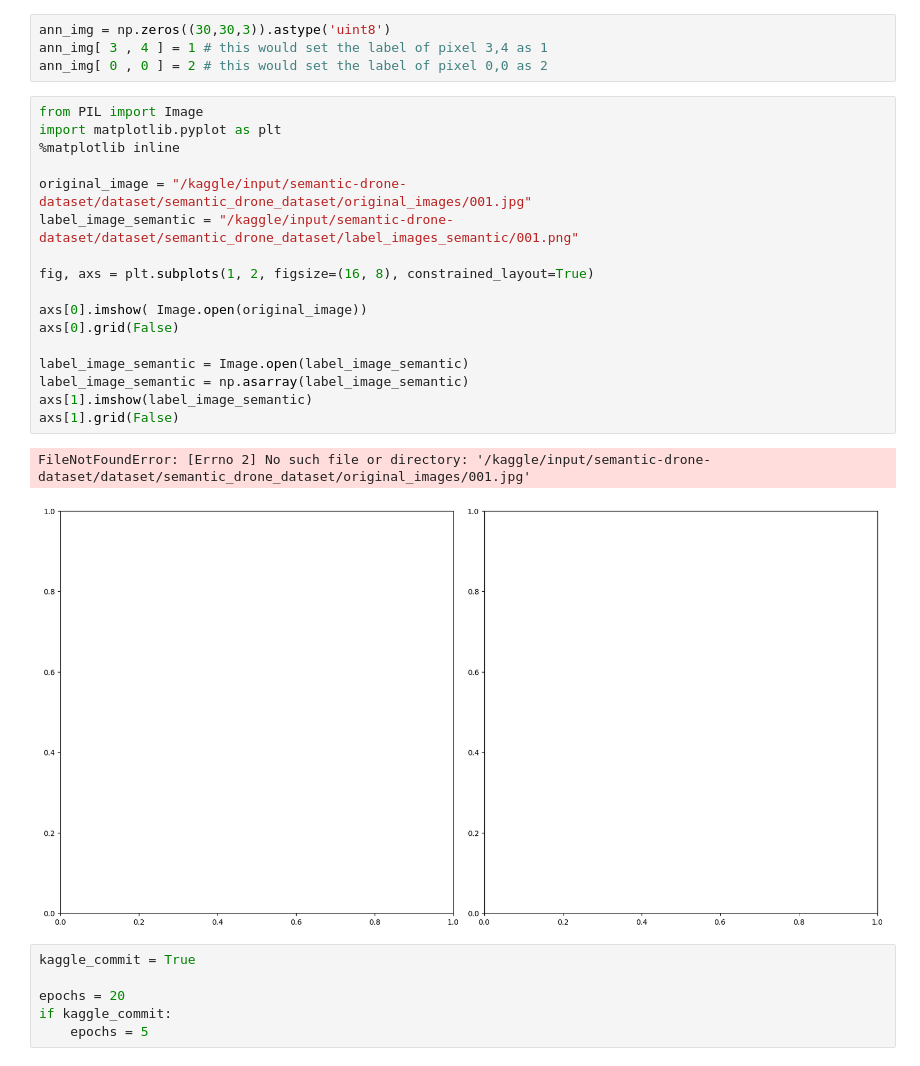
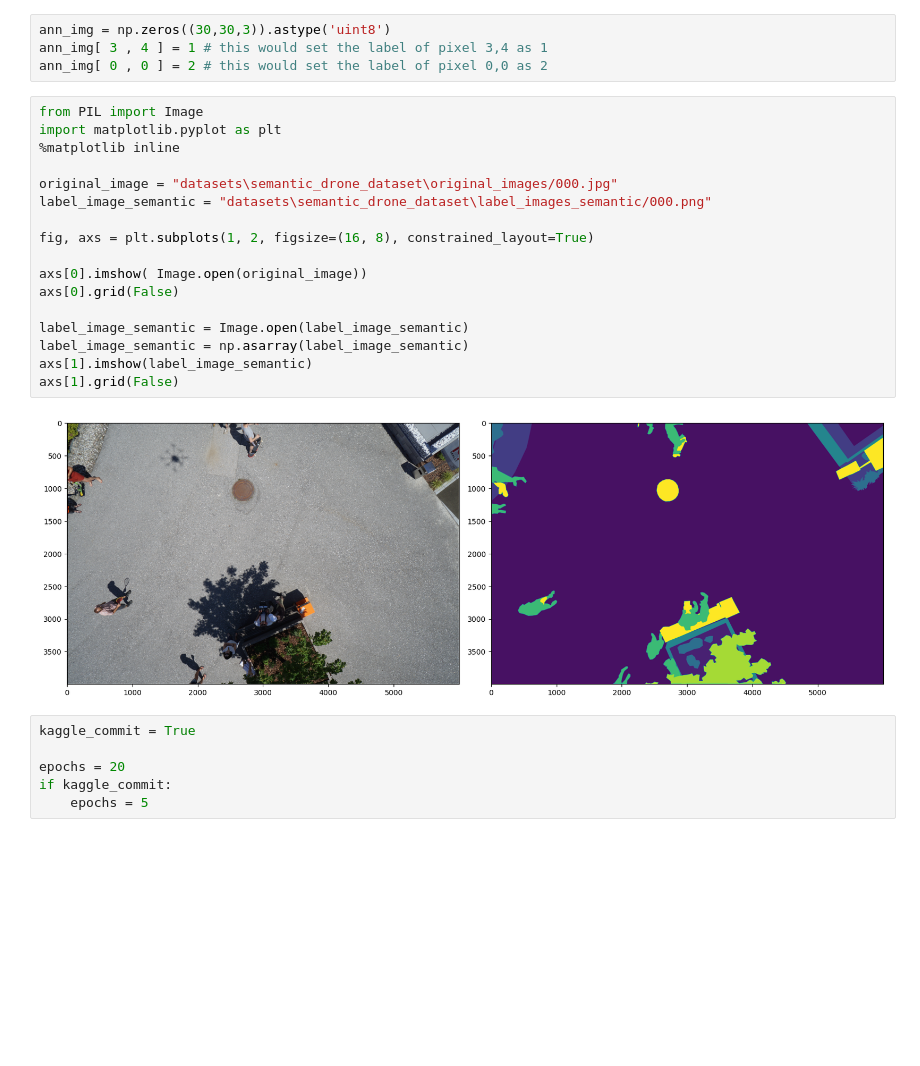
Before and after one commit to rileyfroehlich/DAAN570-Final-Project, a Jupyter notebook: semantic_segmentation.ipynb, the cells around one changed output. Drawn from its saved outputs; the diff is of its cells as text; blank space fills up the shorter version.

```diff
--- a/semantic_segmentation.ipynb
+++ b/semantic_segmentation.ipynb
@@ -12,23 +12,22 @@ ann_img[ 0 , 0 ] = 2 # this would set the label of pixel 0,0 as 2
 # %%
 from PIL import Image
 import matplotlib.pyplot as plt
 %matplotlib inline
 
-original_image = "/kaggle/input/semantic-drone-dataset/dataset/semantic_drone_dataset/original_images/001.jpg"
-label_image_semantic = "/kaggle/input/semantic-drone-dataset/dataset/semantic_drone_dataset/label_images_semantic/001.png"
+original_image = "datasets\semantic_drone_dataset\original_images/000.jpg"
+label_image_semantic = "datasets\semantic_drone_dataset\label_images_semantic/000.png"
 
 fig, axs = plt.subplots(1, 2, figsize=(16, 8), constrained_layout=True)
 
 axs[0].imshow( Image.open(original_image))
 axs[0].grid(False)
 
 label_image_semantic = Image.open(label_image_semantic)
 label_image_semantic = np.asarray(label_image_semantic)
 axs[1].imshow(label_image_semantic)
 axs[1].grid(False)
 # %% [output]
-FileNotFoundError: [Errno 2] No such file or directory: '/kaggle/input/semantic-drone-dataset/dataset/semantic_drone_dataset/original_images/001.jpg'
-[figure, old version]
+[figure, new version]
 # %%
 kaggle_commit = True
 
```
Also changed, not shown: parts of 3 cells of this notebook, 1 other file.
